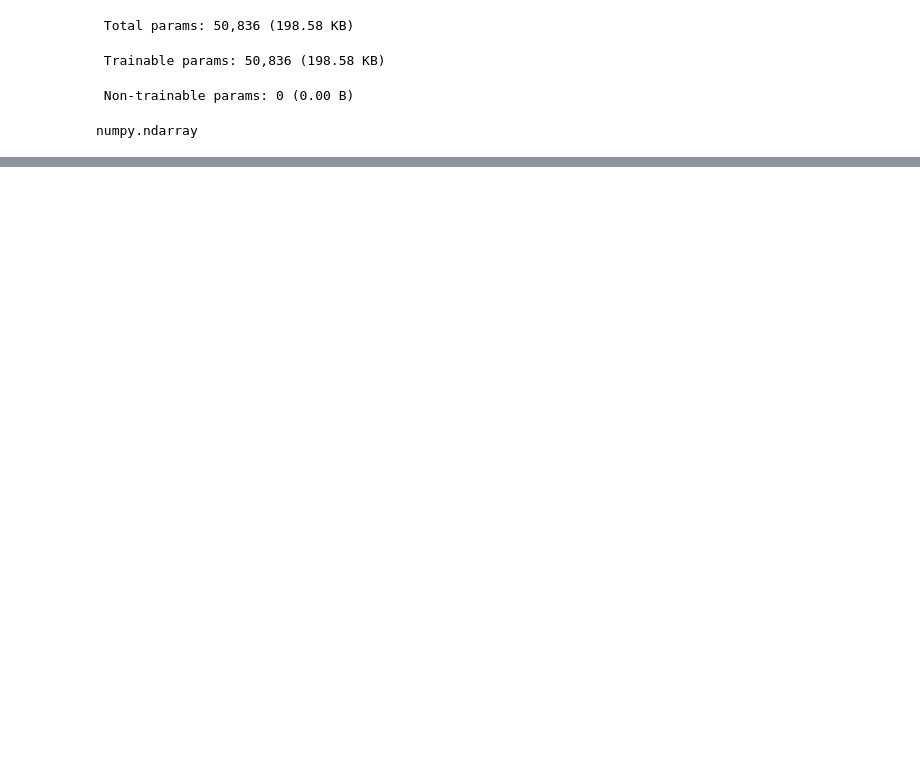
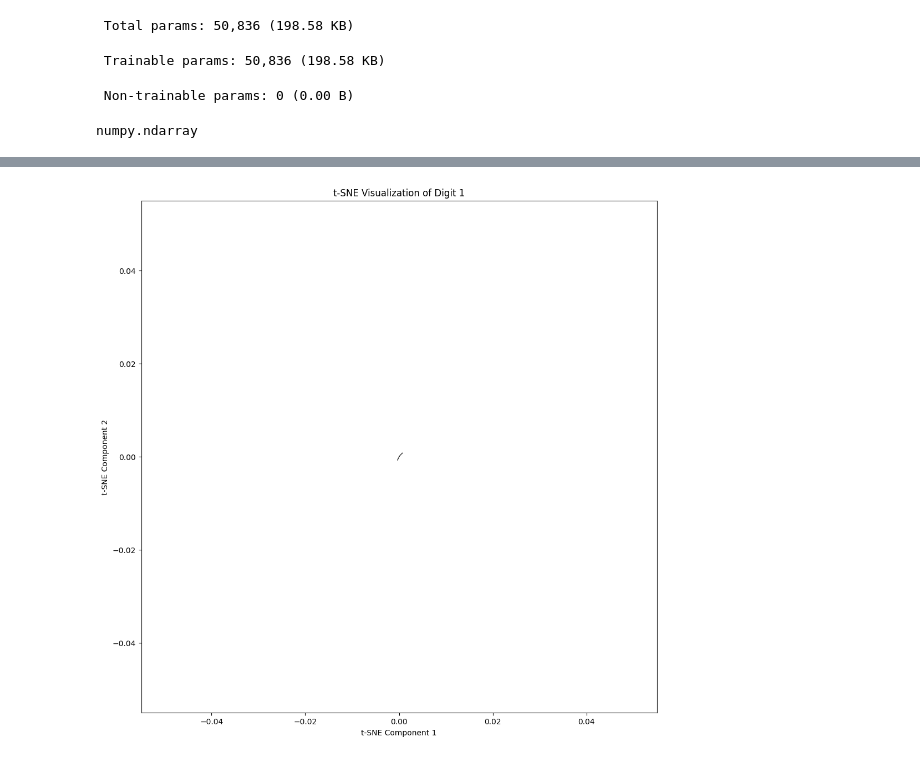
Before and after one commit to marekpiotradamczyk/deeplearninglaboratory, a Jupyter notebook: 8_tSNE/starterek.ipynb, the cells around one changed output, grey strips where cells are left out. Cells and saved outputs as stored; diff of their text form; code cells hidden in the pictures; blank space fills up the shorter version.

Commit message:
tsne

```diff
--- a/8_tSNE/starterek.ipynb
+++ b/8_tSNE/starterek.ipynb
@@ -122,0 +163,3 @@ NotImplementedError: Cannot convert a symbolic tf.Tensor (compile_loss/euclid_lo
+# %%
+X_1 = x_train[y_train == 1]
+y_1 = y_train[y_train == 1]
@@ -122,0 +205,2 @@ NotImplementedError: Cannot convert a symbolic tf.Tensor (compile_loss/euclid_lo
+# %%
+history = model.fit(X_1, X_1, epochs=10, batch_size=256, shuffle=True, validation_data=(X_1, X_1))
@@ -122,0 +228,3 @@ NotImplementedError: Cannot convert a symbolic tf.Tensor (compile_loss/euclid_lo
+# %%
+X_tsne = model.predict(X_1)
+X_tsne
@@ -122,0 +240,26 @@ NotImplementedError: Cannot convert a symbolic tf.Tensor (compile_loss/euclid_lo
+# %%
+import numpy as np
+import matplotlib.pyplot as plt
+from matplotlib.offsetbox import OffsetImage, AnnotationBbox
+from sklearn import datasets
+from sklearn.manifold import TSNE
+
+
+# Step 5: Scatterplot with digit markers
+fig, ax = plt.subplots(figsize=(12, 12))
+scatter = ax.scatter(X_tsne[:, 0], X_tsne[:, 1])
+
+# Annotate a few points with their digit images
+for i in range(0, X_1.shape[0], 1):  # Adjust the step for more/less images
+    digit_image = X_1[i].reshape(28, 28)
+    imagebox = OffsetImage(digit_image, zoom=0.5, cmap='binary')
+    ab = AnnotationBbox(imagebox, (X_tsne[i, 0], X_tsne[i, 1]), frameon=False)
+    ax.add_artist(ab)
+
+ax.set_title('t-SNE Visualization of Digit 1')
+ax.set_xlabel('t-SNE Component 1')
+ax.set_ylabel('t-SNE Component 2')
+
+plt.show()
+# %% [output]
+[figure, added]
```
Also changed, not shown: parts of 16 cells of this notebook, 1 other file.
